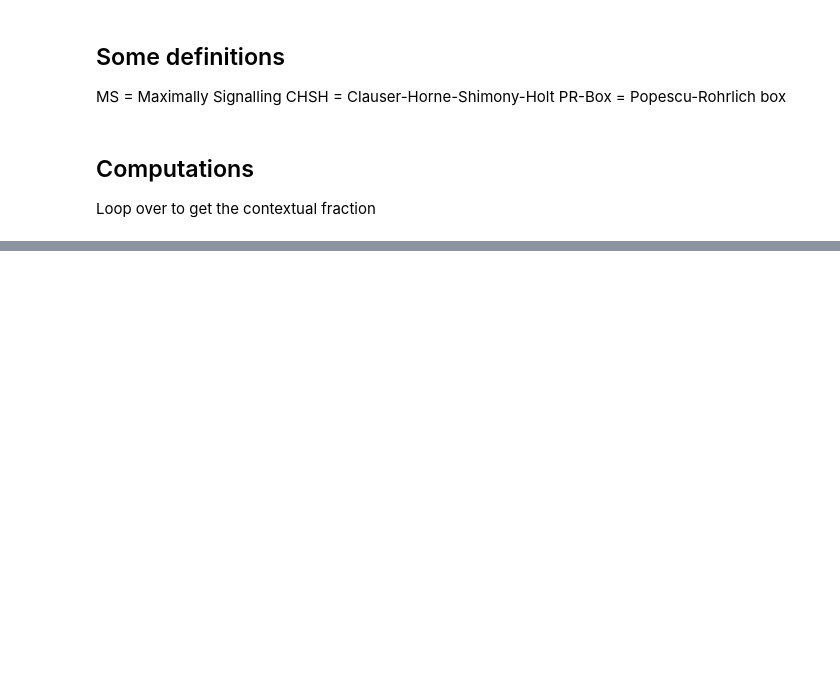
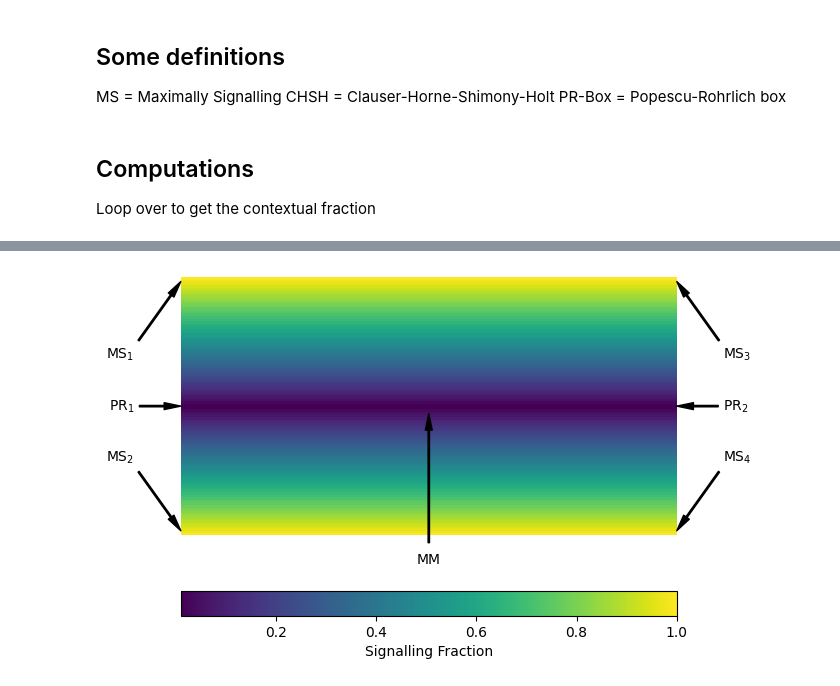
Before and after one commit to Kim-Vallee/contextuality, a Jupyter notebook: notebooks/plots.ipynb, the cells around one changed output, grey strips where cells are left out. Cells and saved outputs as stored; diff of their text form; code cells hidden in the pictures; blank space fills up the shorter version.

```diff
--- a/notebooks/plots.ipynb
+++ b/notebooks/plots.ipynb
@@ -169,0 +108,30 @@ for annotation, assocation in zip(annotations, assocations):
+# %%
+X, Y = np.meshgrid(x_range, y_range)
+
+fig, ax = plt.subplots()
+
+ax.set_axis_off()
+
+res = ax.pcolor(X, Y, SFs.T)
+fig.colorbar(res, ax=ax, label="Signalling Fraction", location="bottom")
+
+annotation_arguments = {'horizontalalignment': 'right',
+                        'verticalalignment': 'center',
+                        'arrowprops':{'facecolor':'black', 'width': 1, 'headwidth': 5, 'shrink': 0.05}}
+ax.annotate(r"$\text{MS}_1$", xy=(0, 1), xytext=(-0.1, 0.7), **annotation_arguments)
+ax.annotate(r"$\text{PR}_1$", xy=(0, 0.5), xytext=(-0.1, 0.5), **annotation_arguments)
+ax.annotate(r"$\text{MS}_2$", xy=(0, 0), xytext=(-0.1, 0.3), **annotation_arguments)
+
+annotation_arguments['horizontalalignment'] = 'left'
+
+ax.annotate(r"$\text{MS}_3$", xy=(1, 1), xytext=(1.1, 0.7), **annotation_arguments)
+ax.annotate(r"$\text{PR}_2$", xy=(1, 0.5), xytext=(1.1, 0.5), **annotation_arguments)
+ax.annotate(r"$\text{MS}_4$", xy=(1, 0), xytext=(1.1, 0.3), **annotation_arguments)
+
+annotation_arguments['horizontalalignment'] = 'center'
+
+ax.annotate(r"MM", xy=(0.5, 0.5), xytext=(0.5, -0.1), **annotation_arguments)
+
+fig.show()
+# %% [output]
+[figure, added]
```
Also changed, not shown: parts of 10 cells of this notebook, 2 other files.
